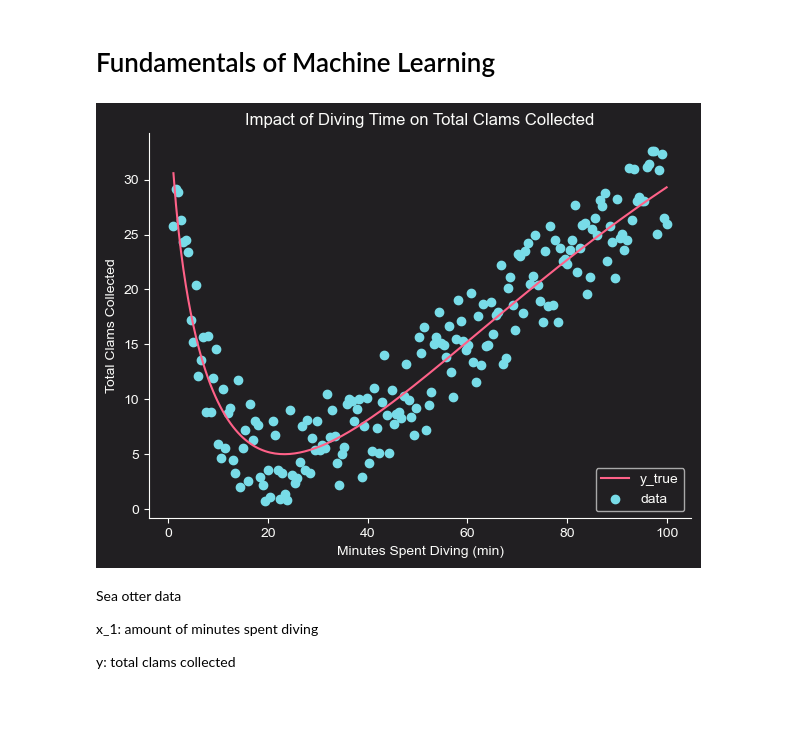
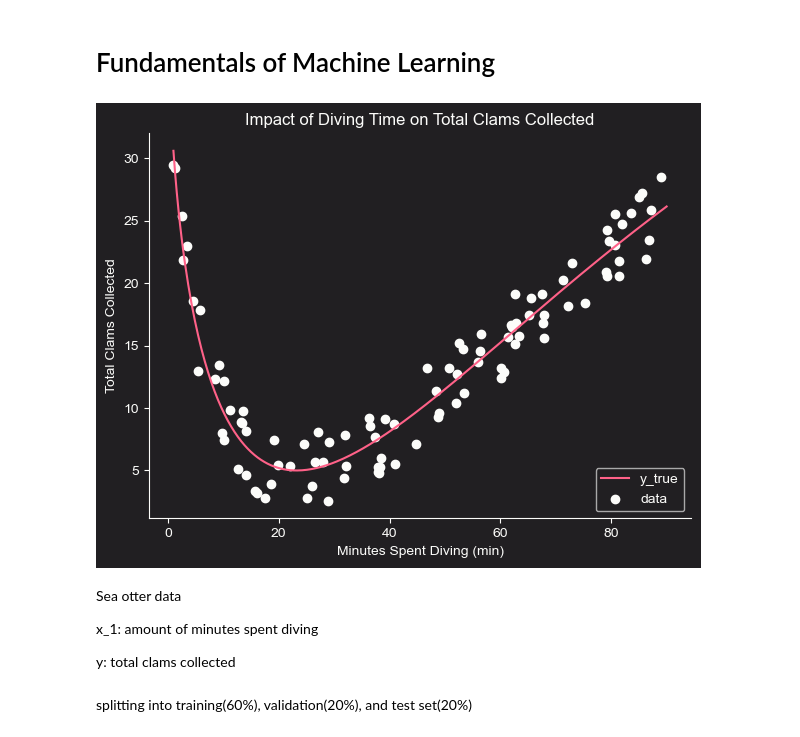
Before and after one commit to jakecreate/machine-learning-from-scratch, a Jupyter notebook: fundamentals_machine_learning.ipynb, the cells around one changed output. Saved outputs shown, nothing was run; the diff lists cells and outputs as text; code cells hidden in the pictures; blank space fills up the shorter version.

```diff
--- a/fundamentals_machine_learning.ipynb
+++ b/fundamentals_machine_learning.ipynb
@@ -28,26 +28,33 @@ plt.rcParams['axes.labelcolor'] = c_map['white']
 plt.rcParams['xtick.color'] = c_map['white']
 plt.rcParams['ytick.color'] = c_map['white']
 # %%
-n_samples = 200
-x = np.linspace(start=1, stop=100, num=n_samples)
+np.random.seed(1)
+n_samples = 100
+
+x_sample = np.sort(np.random.uniform(low=1, high=90, size=n_samples))
+y_noise = np.random.uniform(low=-3, high=3, size=n_samples)
+y_sample = -20*np.sin(x_sample**(1/3) + 5) + 25 + y_noise
+
+x = np.linspace(start=1, stop=90, num=300)
 y_true = -20*np.sin(x**(1/3) + 5) + 25
-noise = np.random.uniform(low=-5, high=5, size=n_samples)
-y = y_true + noise
 
+# graph of data
 fig, ax = plt.subplots(figsize=(7,5))
 ax.plot(x, y_true, c=c_map['red'], label='y_true')
-ax.scatter(x, y, c=c_map['blue'], label='data')
+ax.scatter(x_sample, y_sample, c=c_map['white'], label='data')
 ax.spines[['top', 'right']].set_visible(False)
 ax.spines[['bottom', 'left']].set_color(c_map['white'])
 ax.set_title('Impact of Diving Time on Total Clams Collected')
 ax.set_xlabel('Minutes Spent Diving (min)')
 ax.set_ylabel('Total Clams Collected')
 ax.legend(loc='lower right');
 # %% [output]
-[figure, old version]
+[figure, new version]
 # %% [markdown]
 Sea otter data
 
 x_1: amount of minutes spent diving
 
 y: total clams collected
+# %% [markdown]
+splitting into training(60%), validation(20%), and test set(20%)
```
Also changed, not shown: parts of 3 cells of this notebook.
